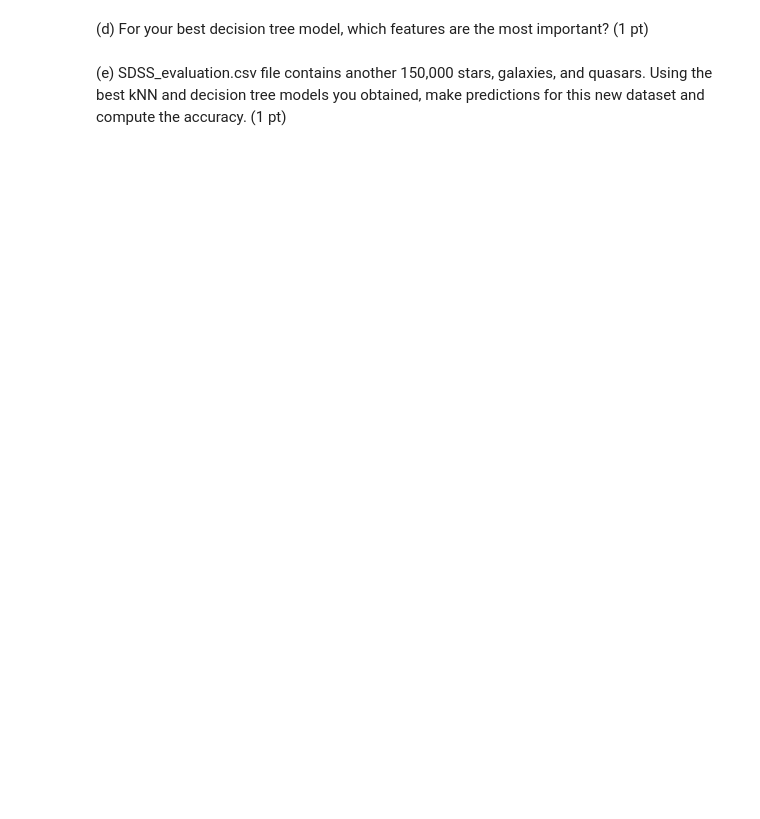
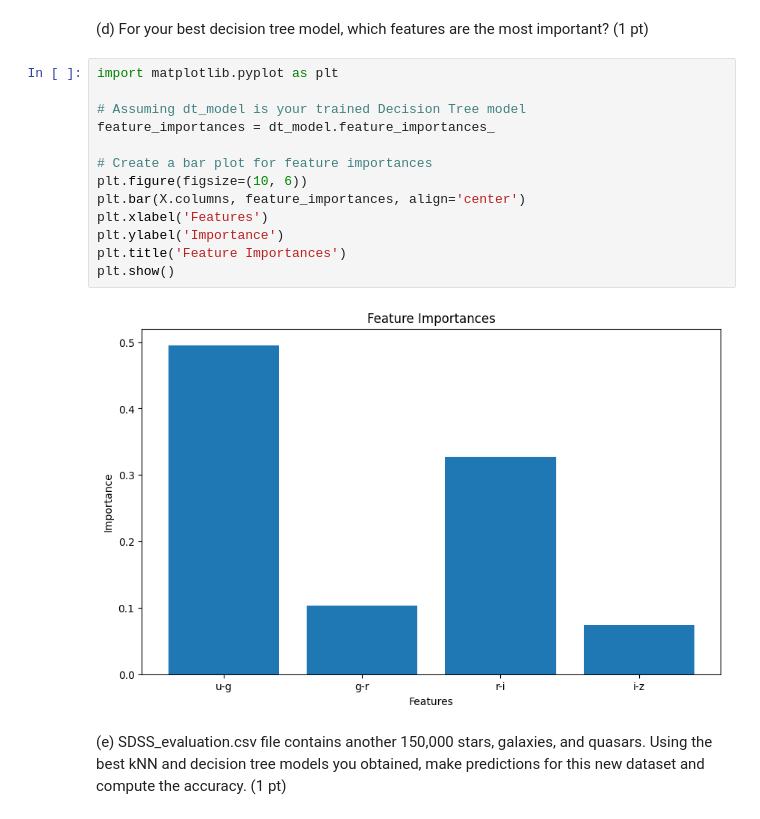
Before and after one commit to jer-martin/ML-homeworks, a Jupyter notebook: AST4930_homework3.ipynb, the cells around one changed output. Cells and saved outputs as stored; diff of their text form; blank space fills up the shorter version.

```diff
--- a/AST4930_homework3.ipynb
+++ b/AST4930_homework3.ipynb
@@ -199,4 +332,19 @@ Name: class, Length: 150000, dtype: object
 # %% [markdown]
 (d) For your best decision tree model, which features are the most important? (1 pt)
+# %%
+import matplotlib.pyplot as plt
+
+# Assuming dt_model is your trained Decision Tree model
+feature_importances = dt_model.feature_importances_
+
+# Create a bar plot for feature importances
+plt.figure(figsize=(10, 6))
+plt.bar(X.columns, feature_importances, align='center')
+plt.xlabel('Features')
+plt.ylabel('Importance')
+plt.title('Feature Importances')
+plt.show()
+# %% [output]
+[figure, added]
 # %% [markdown]
 (e) SDSS_evaluation.csv file contains another 150,000 stars, galaxies, and quasars. Using the best kNN and decision tree models you obtained, make predictions for this new dataset and compute the accuracy. (1 pt)
```
Also changed, not shown: parts of 7 cells of this notebook.
